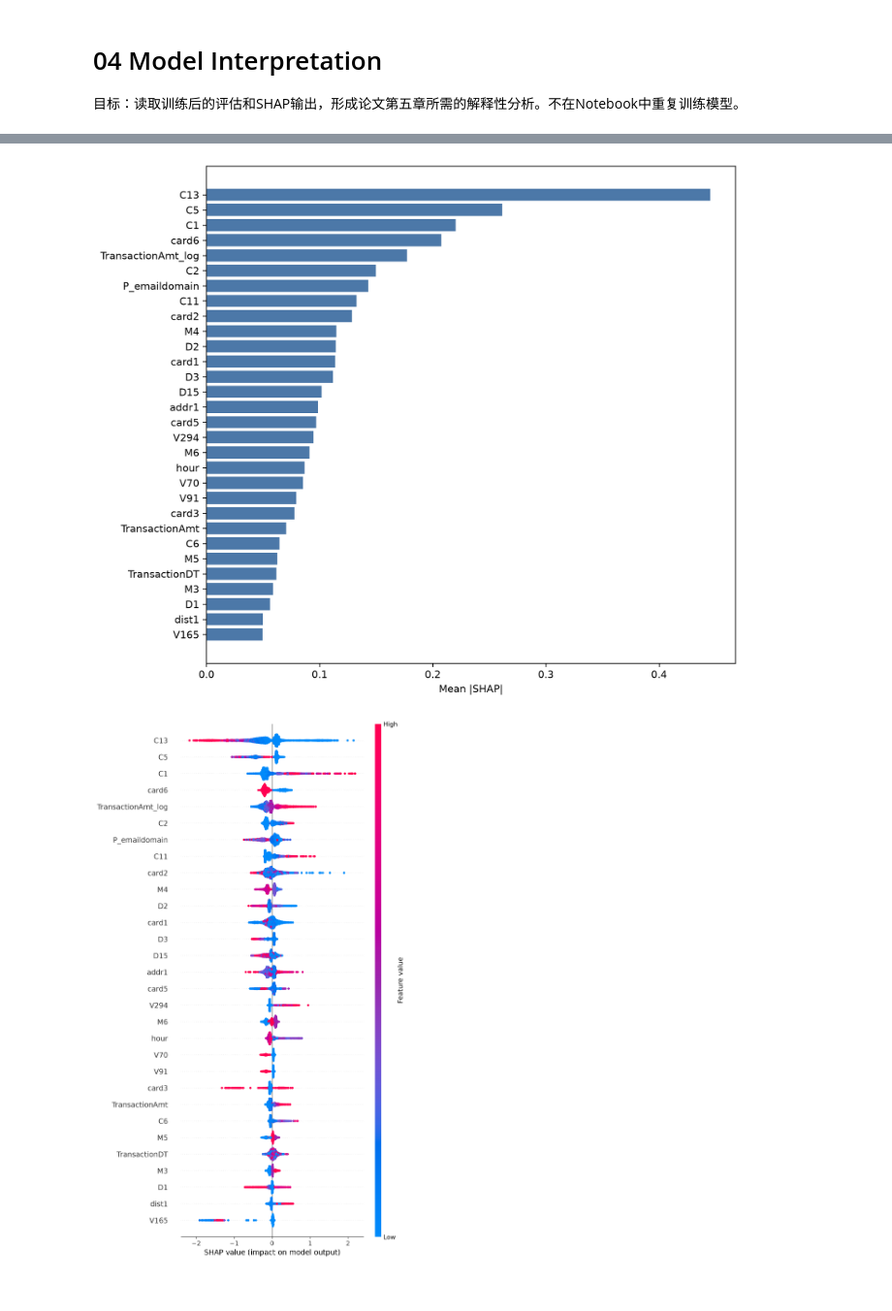
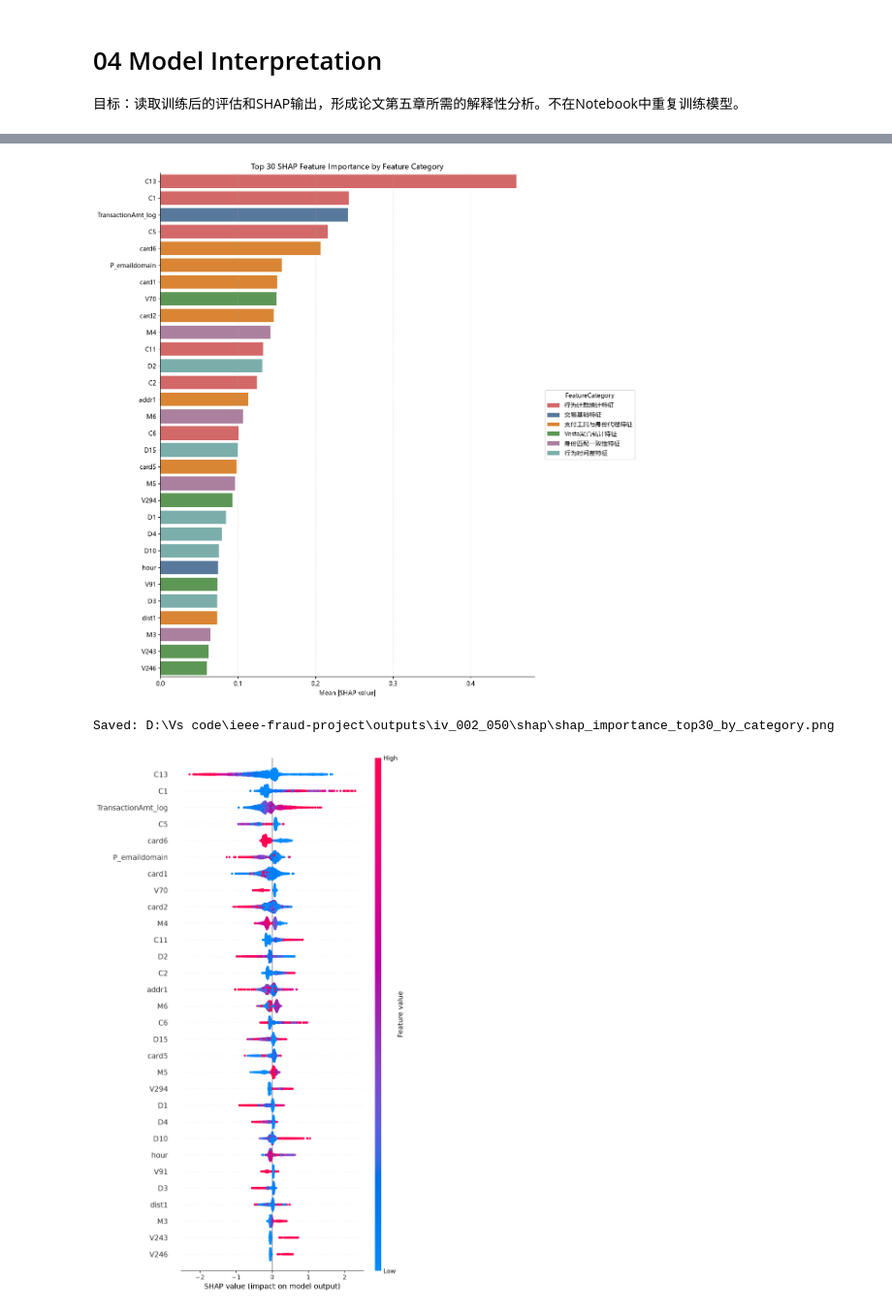
Before and after one commit to Zhanglm111/ieee-fraud-project, a Jupyter notebook: notebooks/04_model_interpretation.ipynb, the cells around one changed output, grey strips where cells are left out. Shown at 97% size. Saved outputs shown, nothing was run; the diff lists cells and outputs as text; code cells hidden in the pictures.

```diff
--- a/notebooks/04_model_interpretation.ipynb
+++ b/notebooks/04_model_interpretation.ipynb
@@ -82,10 +82,56 @@ else:
-# %%
-for fig_name in ["shap_importance_top30.png", "shap_summary_top30.png"]:
-    fig_path = outputs / experiment / "shap" / fig_name
-    if fig_path.exists():
-        display(Image(filename=str(fig_path)))
-    else:
-        print(f"Missing: {fig_path}")
-# %% [output]
-[figure, removed]
-[figure, removed]
+# %%
+shap_path = outputs / experiment / "shap/shap_importance.csv"
+summary_fig_path = outputs / experiment / "shap/shap_summary_top30.png"
+colored_fig_path = outputs / experiment / "shap/shap_importance_top30_by_category.png"
+
+category_palette = {
+    "交易基础特征": "#4C78A8",
+    "支付工具与身份代理特征": "#F58518",
+    "行为计数统计特征": "#E45756",
+    "行为时间差特征": "#72B7B2",
+    "身份匹配一致性特征": "#B279A2",
+    "Vesta聚合统计特征": "#54A24B",
+    "设备网络与数字指纹特征": "#FF9DA6",
+    "未分类": "#9D9D9D",
+}
+
+plt.rcParams["font.sans-serif"] = ["Microsoft YaHei", "SimHei", "Arial Unicode MS", "DejaVu Sans"]
+plt.rcParams["axes.unicode_minus"] = False
+
+if shap_path.exists():
+    shap_imp = pd.read_csv(shap_path).head(30).copy()
+    shap_imp["FeatureCategory"] = shap_imp["FeatureCategory"].fillna("未分类")
+    plot_df = shap_imp
+
+    fig_height = max(7, 0.36 * len(plot_df) + 1.6)
+    fig, ax = plt.subplots(figsize=(12.5, fig_height))
+    sns.barplot(
+        data=plot_df,
+        x="MeanAbsSHAP",
+        y="Feature",
+        hue="FeatureCategory",
+        dodge=False,
+        palette=category_palette,
+        ax=ax,
+    )
+    ax.set_title("Top 30 SHAP Feature Importance by Feature Category")
+    ax.set_xlabel("Mean |SHAP value|")
+    ax.set_ylabel("")
+    ax.grid(axis="x", linestyle="--", alpha=0.25)
+    ax.legend(title="FeatureCategory", loc="center left", bbox_to_anchor=(1.02, 0.5), frameon=True)
+    sns.despine(ax=ax)
+    plt.tight_layout()
+    fig.savefig(colored_fig_path, dpi=180, bbox_inches="tight")
+    plt.show()
+    print(f"Saved: {colored_fig_path}")
+else:
+    print("No SHAP table found. Run scripts/explain.py first.")
+
+if summary_fig_path.exists():
+    display(Image(filename=str(summary_fig_path)))
+else:
+    print(f"Missing: {summary_fig_path}")
+# %% [output]
+[figure, added]
+Saved: D:\Vs code\ieee-fraud-project\outputs\iv_002_050\shap\shap_importance_top30_by_category.png
+[figure, added]
```
Also changed, not shown: parts of 3 cells of this notebook, 14 other files.
